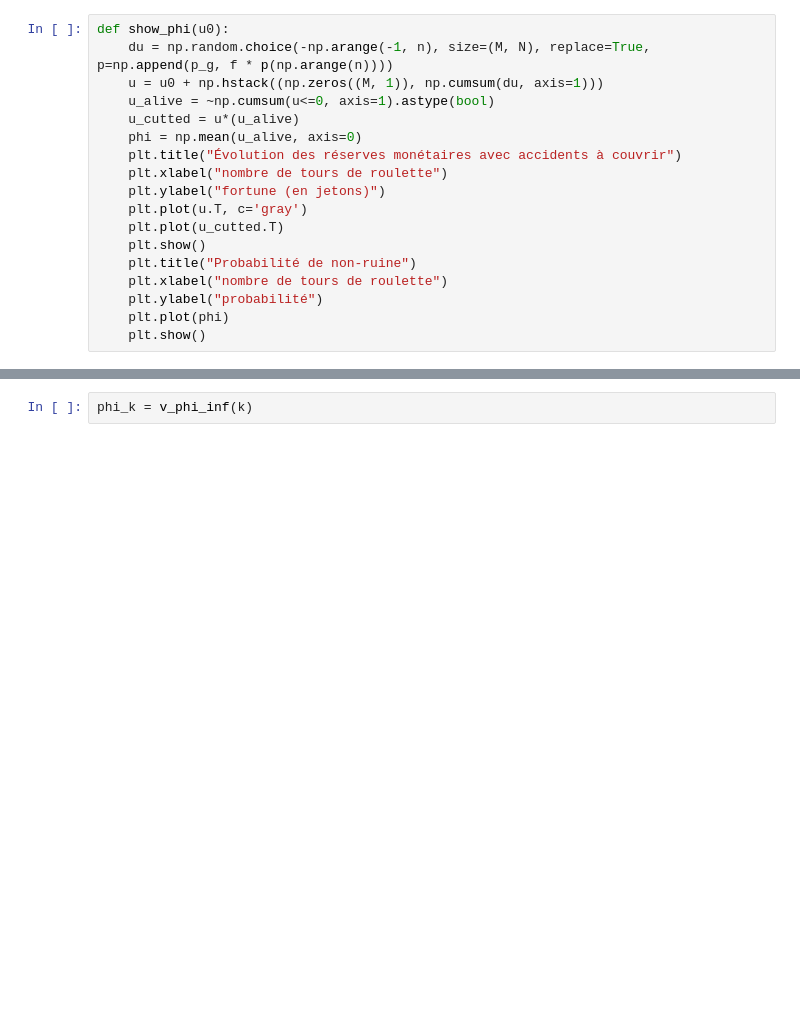
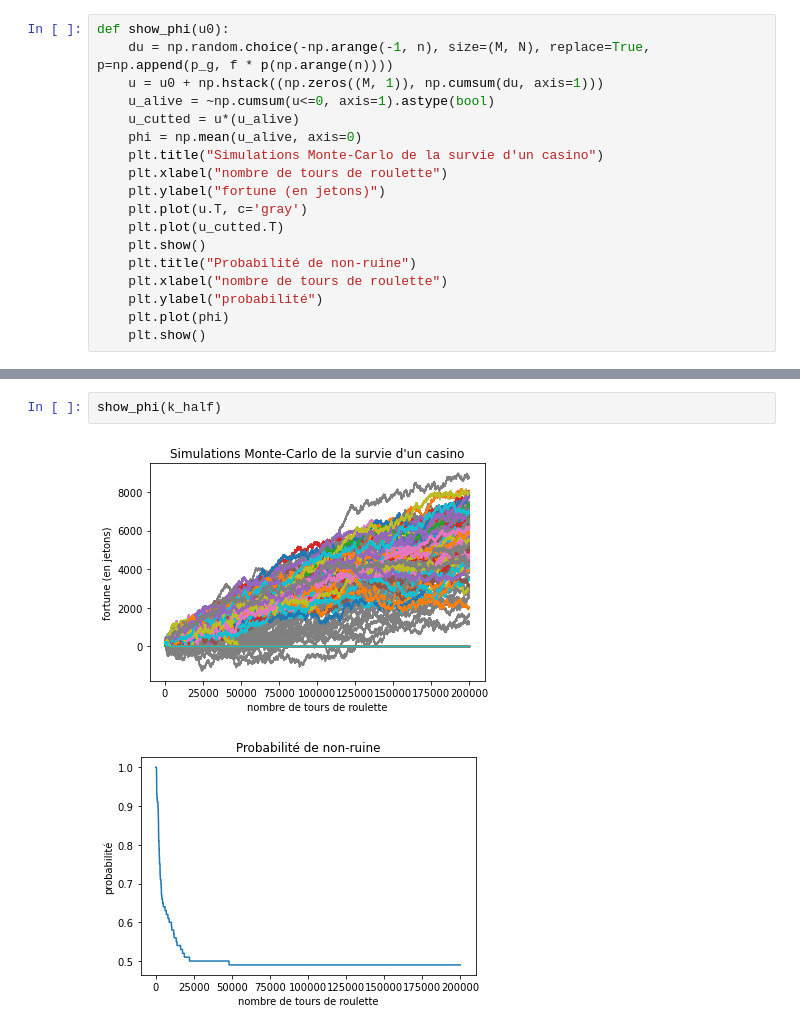
Before and after one commit to jeanHeibig/casinoRoulette, a Jupyter notebook: model2/q_theorique.ipynb, the cells around one changed output, grey strips where cells are left out. Saved outputs shown, nothing was run; the diff lists cells and outputs as text; blank space fills up the shorter version.

```diff
--- a/model2/q_theorique.ipynb
+++ b/model2/q_theorique.ipynb
@@ -73,7 +52,7 @@ def show_phi(u0):
     u_alive = ~np.cumsum(u<=0, axis=1).astype(bool)
     u_cutted = u*(u_alive)
     phi = np.mean(u_alive, axis=0)
-    plt.title("Évolution des réserves monétaires avec accidents à couvrir")
+    plt.title("Simulations Monte-Carlo de la survie d'un casino")
     plt.xlabel("nombre de tours de roulette")
     plt.ylabel("fortune (en jetons)")
     plt.plot(u.T, c='gray')
@@ -102,2 +71,5 @@ show_phi(1)
-# %%
-phi_k = v_phi_inf(k)
+# %%
+show_phi(k_half)
+# %% [output]
+[figure, added]
+[figure, added]
```
Also changed, not shown: parts of 12 cells of this notebook.
